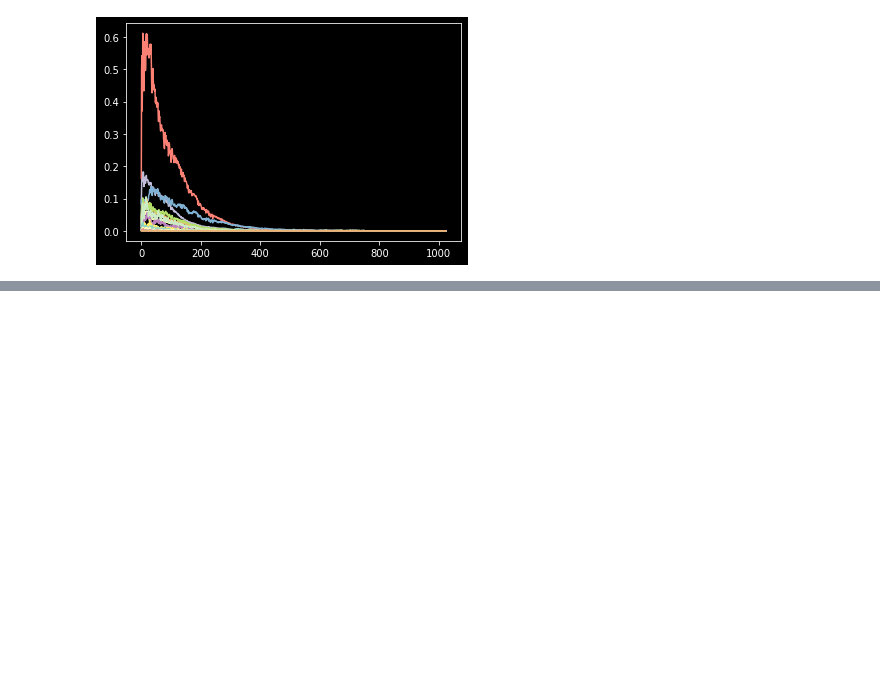
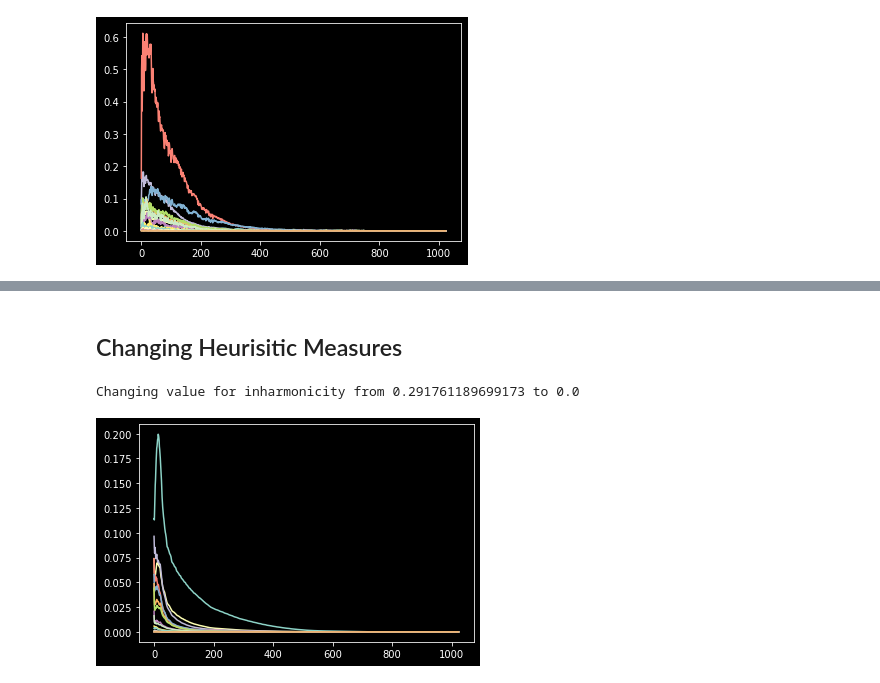
Before and after one commit to TheSoundOfAIOSR/rg_sound_generation, a Jupyter notebook: timbre_conditioned_vae/predict.ipynb, the cells around one changed output, grey strips where cells are left out. Drawn from its saved outputs; the diff is of its cells as text; code cells hidden in the pictures; blank space fills up the shorter version.

```diff
--- a/timbre_conditioned_vae/predict.ipynb
+++ b/timbre_conditioned_vae/predict.ipynb
@@ -64,0 +98,19 @@ plt.plot(h_mag_pred[0])
+# %% [markdown]
+## Changing Heurisitic Measures
+# %%
+print(heuristic_names)
+
+batch = next(test_iter)
+# %%
+h_freq_true, h_mag_true, h_freq_pred, h_mag_pred = \
+    predict.get_freq_and_mag_batch(decoder, batch, conf,
+                                   inharmonicity=0)
+
+audio_true = predict.reconstruct_audio(h_freq_true, h_mag_true, conf)
+audio_pred = predict.reconstruct_audio(h_freq_pred, h_mag_pred, conf)
+# %% [output]
+Changing value for inharmonicity from 0.291761189699173 to 0.0
+# %%
+plt.plot(h_mag_pred[0]);
+# %% [output]
+[figure, added]
```
Also changed, not shown: parts of 19 cells of this notebook, 10 other files.
